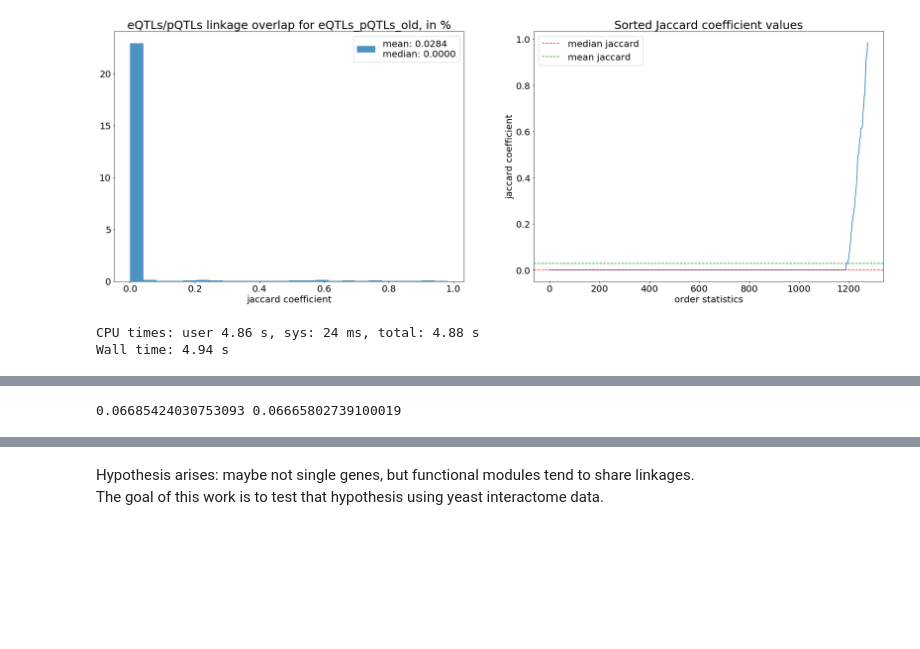
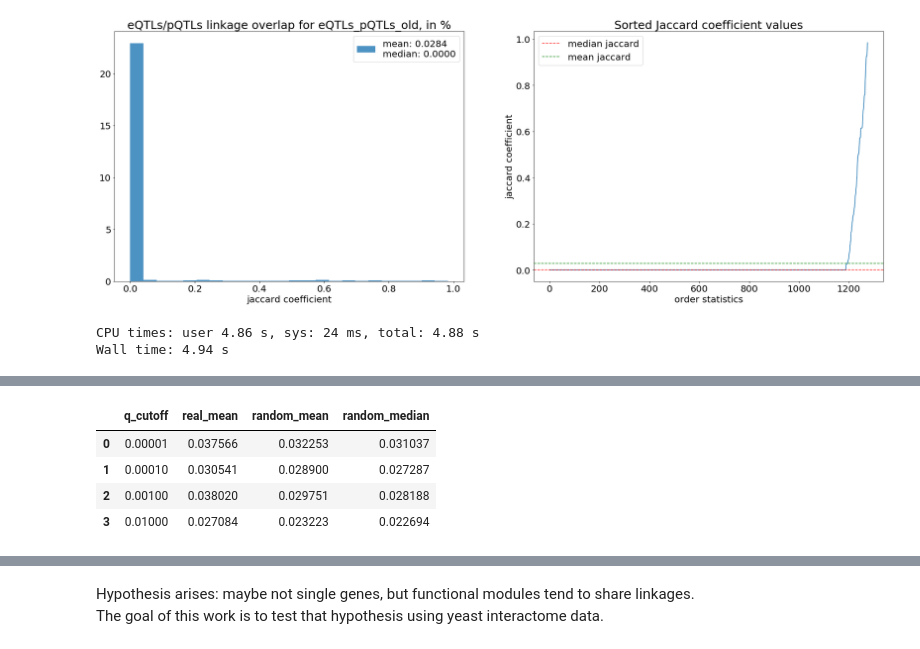
Before and after one commit to ivanov-v-v/PPINs-QTLs-Joint-Analysis, a Jupyter notebook: src/data_analysis.ipynb, the cells around one changed output, grey strips where cells are left out. Drawn from its saved outputs; the diff is of its cells as text; code cells hidden in the pictures; blank space fills up the shorter version.

```diff
--- a/src/data_analysis.ipynb
+++ b/src/data_analysis.ipynb
@@ -187,4 +138,49 @@ Wall time: 1min 21s
-# %%
-print(np.mean(test_results), np.median(test_results))
-# %% [output]
-0.06685424030753093 0.06665802739100019
+# %%
+%%time
+
+""" Using simple PPIN-based test to assess whether interacting genes really have better eQTL/pQTL intersection """
+
+def eQTL_pQTL_similarity_ppin_test(qtl_type2graph, interactome_graph):
+    scores = []
+    for marker in np.intersect1d(qtl_type2graph["eQTLs"].vs.select(part=0)["name"],
+                                 qtl_type2graph["pQTLs"].vs.select(part=0)["name"]):
+        linked = {}
+        for qtl_type in ["eQTLs", "pQTLs"]:
+            linked[qtl_type] = set(qtl_type2graph[qtl_type].vs[qtl_type2graph[qtl_type].neighborhood(marker, mode="out")]["name"])
+            linked[qtl_type].remove(marker)
+        matches = len(linked["eQTLs"] & linked["pQTLs"])
+        tests_count = len(linked["eQTLs"]) * len(linked["pQTLs"])
+        for qtl_type in ["eQTLs", "pQTLs"]:
+            linked[qtl_type] &= set(interactome_graph.vs["name"])
+        for eQTL_gene in linked["eQTLs"]:
+            for pQTL_gene in linked["pQTLs"]:
+                if eQTL_gene != pQTL_gene \
+                        and interactome_graph.are_connected(eQTL_gene, pQTL_gene):
+                    matches += 1
+        scores.append(matches / tests_count)
+    return np.mean(scores)
+
+tuples_for_df = []
+for q_cutoff in 10. ** np.arange(-5, -1):
+    qtl_graph = {"eQTLs" : networks.graph_from_edges(qtls_df["eQTLs_old"].query("q_value <= {}".format(q_cutoff))[["SNP", "gene"]].values, directed=True),
+                 "pQTLs" : networks.graph_from_edges(qtls_df["pQTLs"].query("q_value <= {}".format(q_cutoff))[["SNP", "gene"]].values, directed=True)}
+
+    real_test_results = eQTL_pQTL_similarity_ppin_test(qtl_graph, interactome_graph)
+    randomized_test_results = []
+    for i in range(1024):
+        with open("./data/randomized_interactome_copies/physical/{}.pkl".format(i), "rb") as pickle_file:
+            randomized_interactome_graph = pickle.load(pickle_file)
+            randomized_test_results.append(
+                eQTL_pQTL_similarity_ppin_test(qtl_graph, randomized_interactome_graph)
+            )
+    tuples_for_df.append((q_cutoff, real_test_results, np.mean(randomized_test_results), np.median(randomized_test_results)))
+
+results_df = pd.DataFrame(tuples_for_df, columns=["q_cutoff", "real_mean", "random_mean", "random_median"])
+results_df.to_csv("./data/interactions/eQTL_pQTL_intersection.csv", sep='\t', index=False)
+display(results_df)
+# %% [output]
+|  | q_cutoff | real_mean | random_mean | random_median |
+| 0 | 0.00001 | 0.037566 | 0.032253 | 0.031037 |
+| 1 | 0.00010 | 0.030541 | 0.028900 | 0.027287 |
+| 2 | 0.00100 | 0.038020 | 0.029751 | 0.028188 |
+| 3 | 0.01000 | 0.027084 | 0.023223 | 0.022694 |
```
Also changed, not shown: parts of 10 cells of this notebook.
